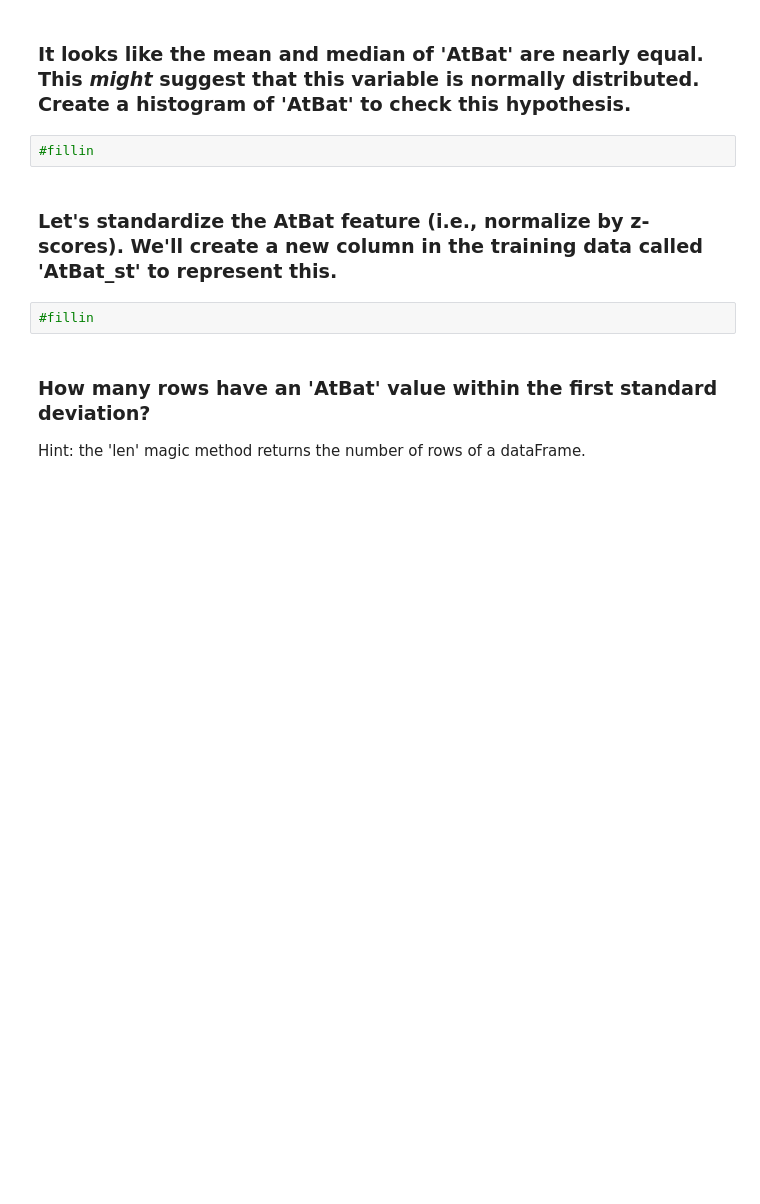
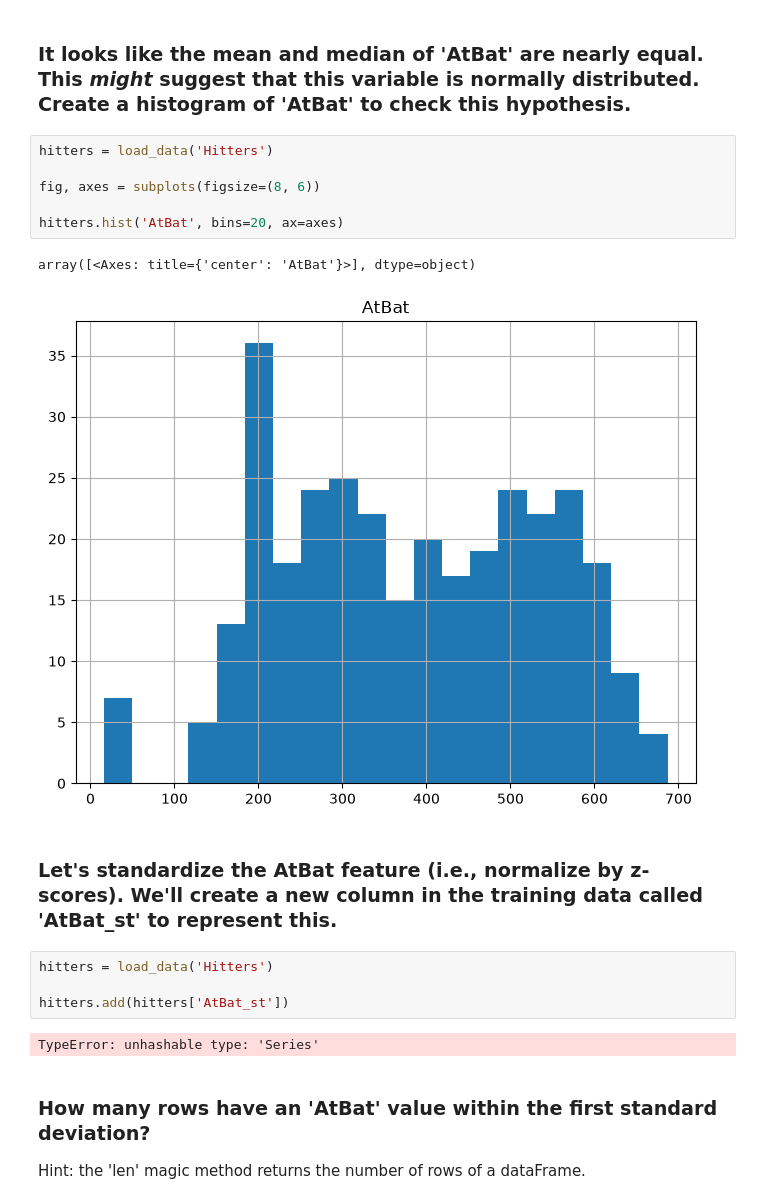
Before and after one commit to malb05/code_2600, a Jupyter notebook: mod03_eda.ipynb, the cells around one changed output. Cells and saved outputs as stored; diff of their text form; blank space fills up the shorter version.

```diff
--- a/mod03_eda.ipynb
+++ b/mod03_eda.ipynb
@@ -91,11 +103,22 @@ for j in range(len(subset.columns)):
 # %% [markdown]
 ### It looks like the mean and median of 'AtBat' are nearly equal. This _might_ suggest that this variable is normally distributed. Create a histogram of 'AtBat' to check this hypothesis.
 # %%
-#fillin
+hitters = load_data('Hitters')
+
+fig, axes = subplots(figsize=(8, 6))
+
+hitters.hist('AtBat', bins=20, ax=axes)
+# %% [output]
+array([<Axes: title={'center': 'AtBat'}>], dtype=object)
+[figure, added]
 # %% [markdown]
 ### Let's standardize the AtBat feature (i.e., normalize by z-scores). We'll create a new column in the training data called 'AtBat_st' to represent this.
 # %%
-#fillin
+hitters = load_data('Hitters')
+
+hitters.add(hitters['AtBat_st'])
+# %% [output]
+TypeError: unhashable type: 'Series'
 # %% [markdown]
 ### How many rows have an 'AtBat' value within the first standard deviation?
 
```
Also changed, not shown: parts of 4 cells of this notebook.
